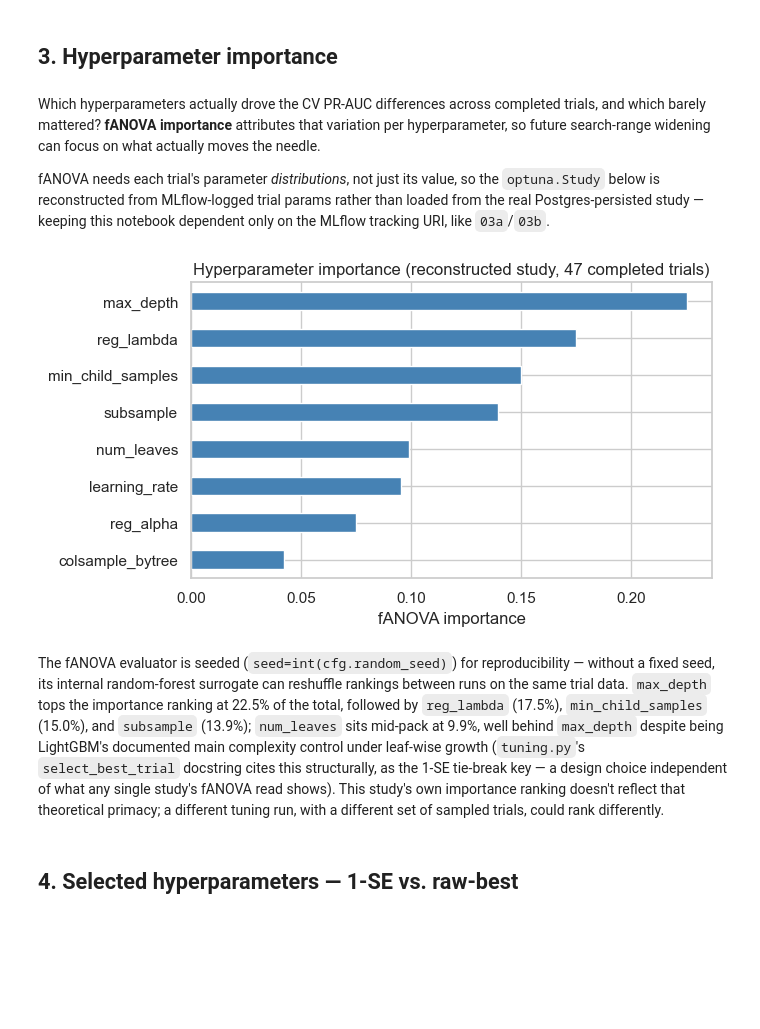
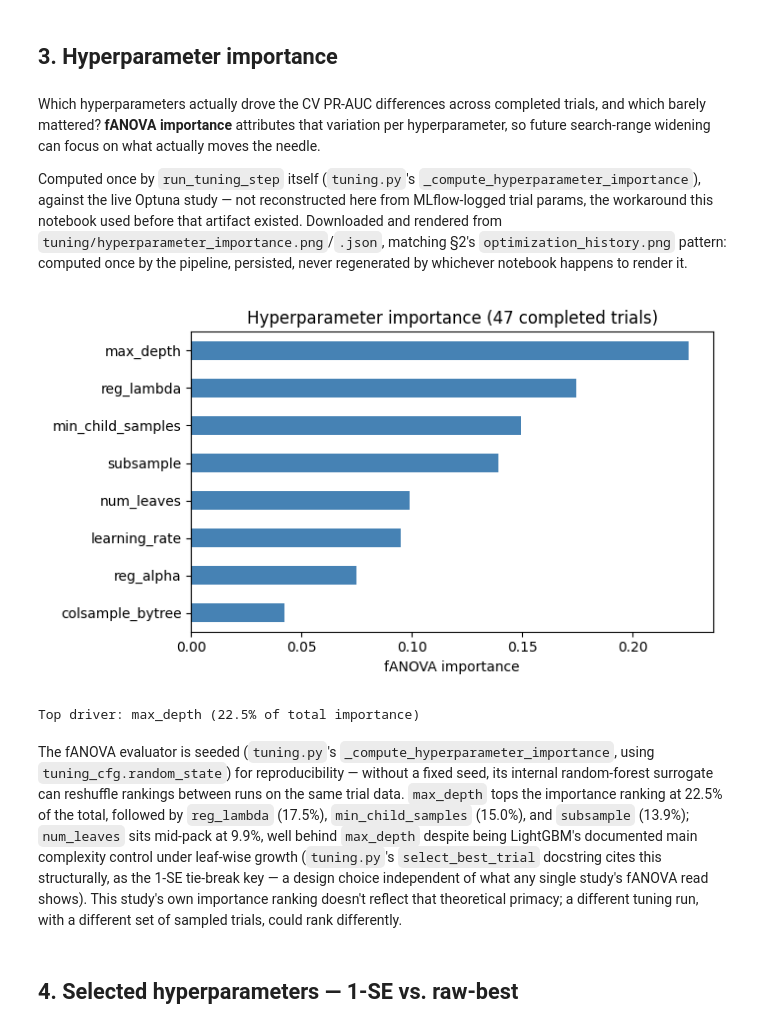
Before and after one commit to Ampofowaa/TelcoChurn_PortfolioProject, a Jupyter notebook: notebooks/03c-hyperparameter-tuning.ipynb, the cells around one changed output. Drawn from its saved outputs; the diff is of its cells as text; code cells hidden in the pictures; blank space fills up the shorter version.

Commit message:
docs: verify 03c notebook against the feature_audit rename and the pipeline-logged fANOVA artifact

```diff
--- a/notebooks/03c-hyperparameter-tuning.ipynb
+++ b/notebooks/03c-hyperparameter-tuning.ipynb
@@ -105,7 +105,7 @@ def latest_run(run_name: str, required_artifact: str | None = None):
 
 
 run_ids = {
-    "feature_selection": latest_run("feature_selection").info.run_id,
+    "feature_audit": latest_run("feature_audit").info.run_id,
     "tuning_study": latest_run(
         "tuning_study", required_artifact="training_manifest.json"
     ).info.run_id,
@@ -199,47 +200,22 @@ The running best climbs in two steps, not a steady ramp: an early jump to 0.6629
 # %% [markdown]
 Which hyperparameters actually drove the CV PR-AUC differences across completed trials, and which barely mattered? **fANOVA importance** attributes that variation per hyperparameter, so future search-range widening can focus on what actually moves the needle.
 
-fANOVA needs each trial's parameter *distributions*, not just its value, so the `optuna.Study` below is reconstructed from MLflow-logged trial params rather than loaded from the real Postgres-persisted study — keeping this notebook dependent only on the MLflow tracking URI, like `03a`/`03b`.
+Computed once by `run_tuning_step` itself (`tuning.py`'s `_compute_hyperparameter_importance`), against the live Optuna study — not reconstructed here from MLflow-logged trial params, the workaround this notebook used before that artifact existed. Downloaded and rendered from `tuning/hyperparameter_importance.png`/`.json`, matching §2's `optimization_history.png` pattern: computed once by the pipeline, persisted, never regenerated by whichever notebook happens to render it.
 # %%
 search_space_cfg = cfg.tuning.search_space
-distributions = {}
-for name, spec in search_space_cfg.items():
-    name = str(name)
-    if str(spec.type) == "int":
-        distributions[name] = optuna.distributions.IntDistribution(int(spec.low), int(spec.high))
-    else:
-        distributions[name] = optuna.distributions.FloatDistribution(
-            float(spec.low), float(spec.high), log=bool(spec.get("log", False))
-        )
+distributions = list(search_space_cfg)
 
-study = optuna.create_study(direction="maximize")
-optuna_trials = []
-for _, row in completed.iterrows():
-    params = {name: float(row[name]) if not isinstance(distributions[name], optuna.distributions.IntDistribution) else int(float(row[name])) for name in distributions}
-    optuna_trials.append(
-        optuna.trial.create_trial(
-            params=params,
-            distributions=distributions,
-            value=float(row["value"]),
-            state=optuna.trial.TrialState.COMPLETE,
-        )
-    )
-study.add_trials(optuna_trials)
+importance_path = mlflow.artifacts.download_artifacts(run_id=parent_run_id, artifact_path="tuning/hyperparameter_importance.png")
+display(Image(filename=importance_path))
 
-evaluator = optuna.importance.FanovaImportanceEvaluator(seed=int(cfg.random_seed))
-importances = optuna.importance.get_param_importances(study, evaluator=evaluator)
-imp_df = pd.Series(importances, name="importance").sort_values(ascending=True)
-
-fig, ax = plt.subplots(figsize=(7, 4))
-imp_df.plot.barh(ax=ax, color="steelblue")
-ax.set_xlabel("fANOVA importance")
-ax.set_title(f"Hyperparameter importance (reconstructed study, {len(completed)} completed trials)")
-plt.tight_layout()
-plt.show()
+importance_json_path = mlflow.artifacts.download_artifacts(run_id=parent_run_id, artifact_path="tuning/hyperparameter_importance.json")
+imp_df = pd.Series(json.load(open(importance_json_path)), name="importance").sort_values(ascending=True)
+print(f"Top driver: {imp_df.index[-1]} ({imp_df.iloc[-1] * 100:.1f}% of total importance)")
 # %% [output]
-[figure, old version]
+[figure, new version]
+Top driver: max_depth (22.5% of total importance)
 # %% [markdown]
-The fANOVA evaluator is seeded (`seed=int(cfg.random_seed)`) for reproducibility — without a fixed seed, its internal random-forest surrogate can reshuffle rankings between runs on the same trial data. `max_depth` tops the importance ranking at 22.5% of the total, followed by `reg_lambda` (17.5%), `min_child_samples` (15.0%), and `subsample` (13.9%); `num_leaves` sits mid-pack at 9.9%, well behind `max_depth` despite being LightGBM's documented main complexity control under leaf-wise growth (`tuning.py`'s `select_best_trial` docstring cites this structurally, as the 1-SE tie-break key — a design choice independent of what any single study's fANOVA read shows). This study's own importance ranking doesn't reflect that theoretical primacy; a different tuning run, with a different set of sampled trials, could rank differently.
+The fANOVA evaluator is seeded (`tuning.py`'s `_compute_hyperparameter_importance`, using `tuning_cfg.random_state`) for reproducibility — without a fixed seed, its internal random-forest surrogate can reshuffle rankings between runs on the same trial data. `max_depth` tops the importance ranking at 22.5% of the total, followed by `reg_lambda` (17.5%), `min_child_samples` (15.0%), and `subsample` (13.9%); `num_leaves` sits mid-pack at 9.9%, well behind `max_depth` despite being LightGBM's documented main complexity control under leaf-wise growth (`tuning.py`'s `select_best_trial` docstring cites this structurally, as the 1-SE tie-break key — a design choice independent of what any single study's fANOVA read shows). This study's own importance ranking doesn't reflect that theoretical primacy; a different tuning run, with a different set of sampled trials, could rank differently.
 # %% [markdown]
 ## 4. Selected hyperparameters — 1-SE vs. raw-best
 # %% [markdown]
```
Also changed, not shown: parts of 10 cells of this notebook.
